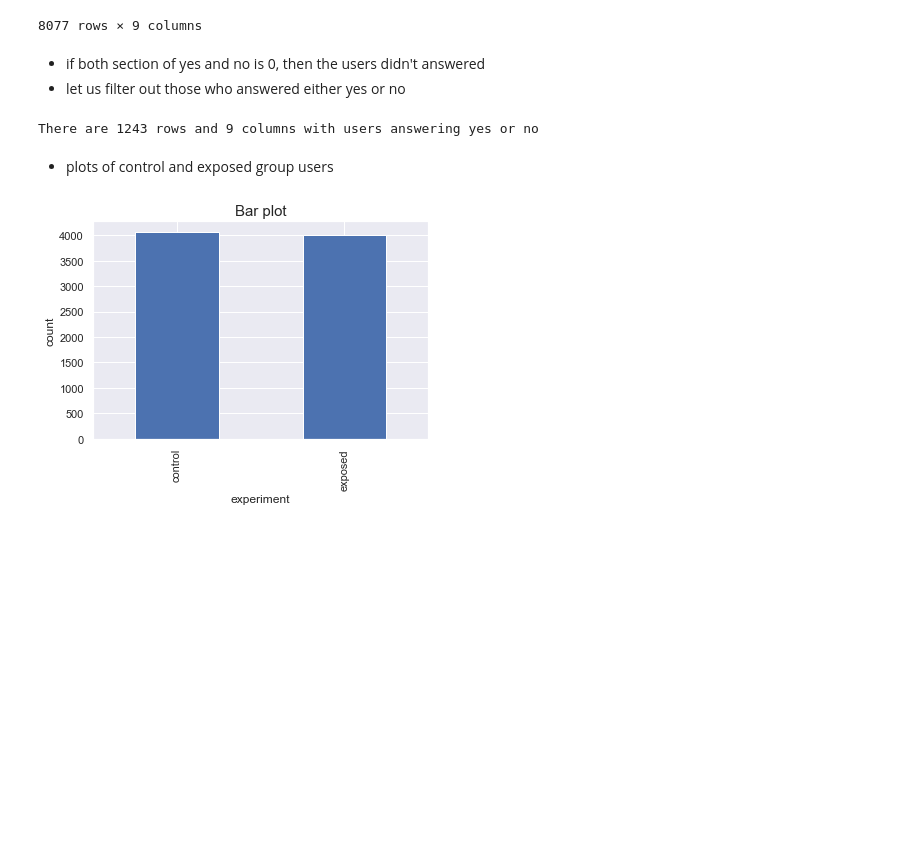
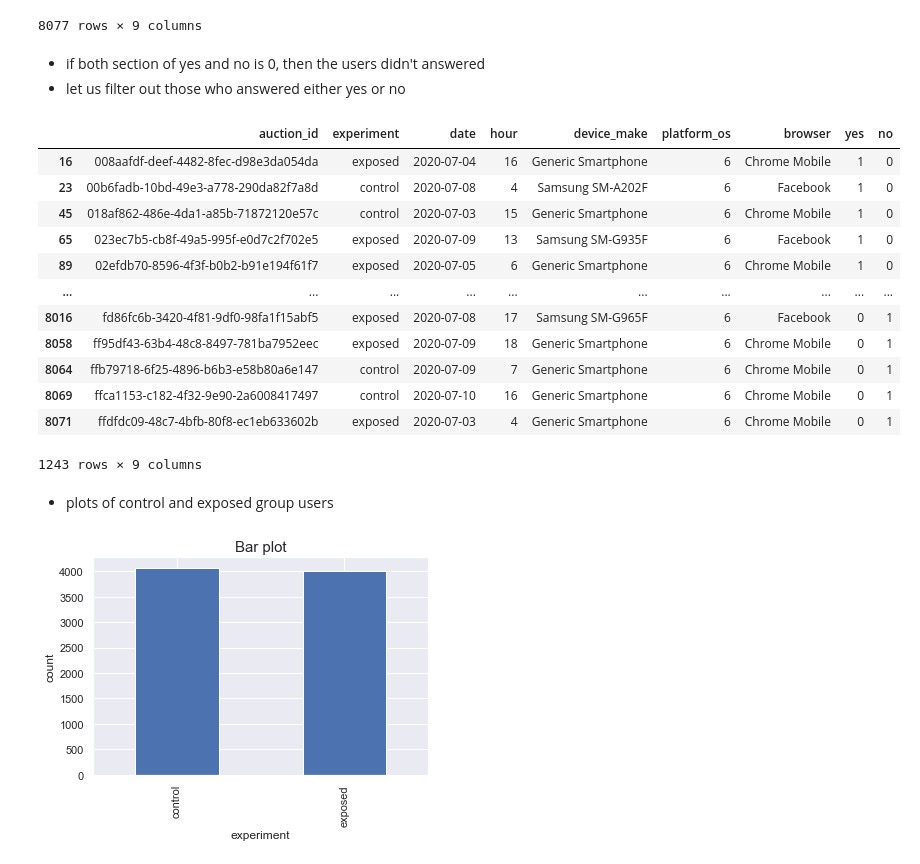
Before and after one commit to sel6/abtest-mlops, a Jupyter notebook: notebooks/data_preparation_and_exploration.ipynb, the cells around one changed output. Saved outputs shown, nothing was run; the diff lists cells and outputs as text; code cells hidden in the pictures; blank space fills up the shorter version.

```diff
--- a/notebooks/data_preparation_and_exploration.ipynb
+++ b/notebooks/data_preparation_and_exploration.ipynb
@@ -138,10 +138,24 @@ users that belong to exposed group are 4006
 * let us filter out those who answered either yes or no
 # %%
 #answered yes or no
-answered = df.query('yes==1 or no==1')
-print(f"There are {answered.shape[0]} rows and {answered.shape[1]} columns with users answering yes or no")
+from data_cleaning import DataCleaning
+DP = DataCleaning(df)
+respond = DP.response(df)
+respond
 # %% [output]
+|  | auction_id | experiment | date | hour | device_make | platform_os | browser | yes | no |
+| 16 | 008aafdf-deef-4482-8fec-d98e3da054da | exposed | 2020-07-04 | 16 | Generic Smartphone | 6 | Chrome Mobile | 1 | 0 |
+| 23 | 00b6fadb-10bd-49e3-a778-290da82f7a8d | control | 2020-07-08 | 4 | Samsung SM-A202F | 6 | Facebook | 1 | 0 |
+| 45 | 018af862-486e-4da1-a85b-71872120e57c | control | 2020-07-03 | 15 | Generic Smartphone | 6 | Chrome Mobile | 1 | 0 |
+| 65 | 023ec7b5-cb8f-49a5-995f-e0d7c2f702e5 | exposed | 2020-07-09 | 13 | Samsung SM-G935F | 6 | Facebook | 1 | 0 |
+| 89 | 02efdb70-8596-4f3f-b0b2-b91e194f61f7 | exposed | 2020-07-05 | 6 | Generic Smartphone | 6 | Chrome Mobile | 1 | 0 |
+| ... | ... | ... | ... | ... | ... | ... | ... | ... | ... |
+| 8016 | fd86fc6b-3420-4f81-9df0-98fa1f15abf5 | exposed | 2020-07-08 | 17 | Samsung SM-G965F | 6 | Facebook | 0 | 1 |
+| 8058 | ff95df43-63b4-48c8-8497-781ba7952eec | exposed | 2020-07-09 | 18 | Generic Smartphone | 6 | Chrome Mobile | 0 | 1 |
+| 8064 | ffb79718-6f25-4896-b6b3-e58b80a6e147 | control | 2020-07-09 | 7 | Generic Smartphone | 6 | Chrome Mobile | 0 | 1 |
+| 8069 | ffca1153-c182-4f32-9e90-2a6008417497 | control | 2020-07-10 | 16 | Generic Smartphone | 6 | Chrome Mobile | 0 | 1 |
+| 8071 | ffdfdc09-48c7-4bfb-80f8-ec1eb633602b | exposed | 2020-07-03 | 4 | Generic Smartphone | 6 | Chrome Mobile | 0 | 1 |
-There are 1243 rows and 9 columns with users answering yes or no
+1243 rows × 9 columns
 # %% [markdown]
 * plots of control and exposed group users
 # %%
```
Also changed, not shown: 1 other file.
